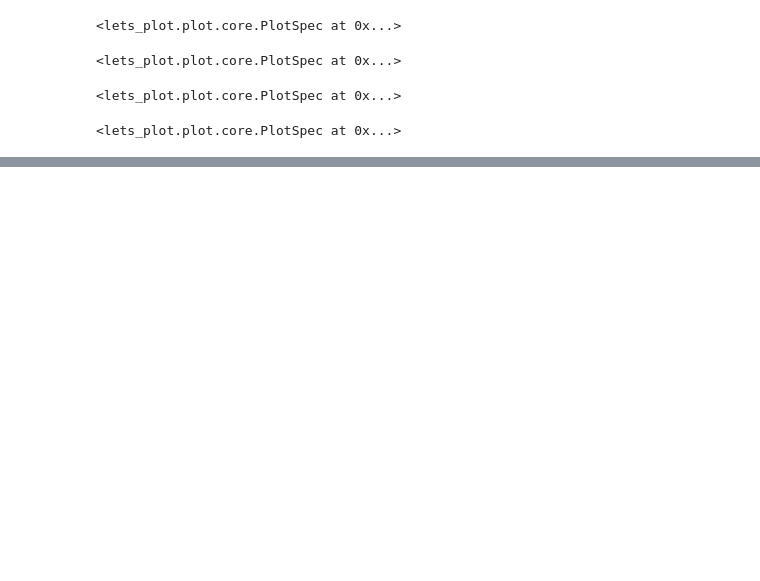
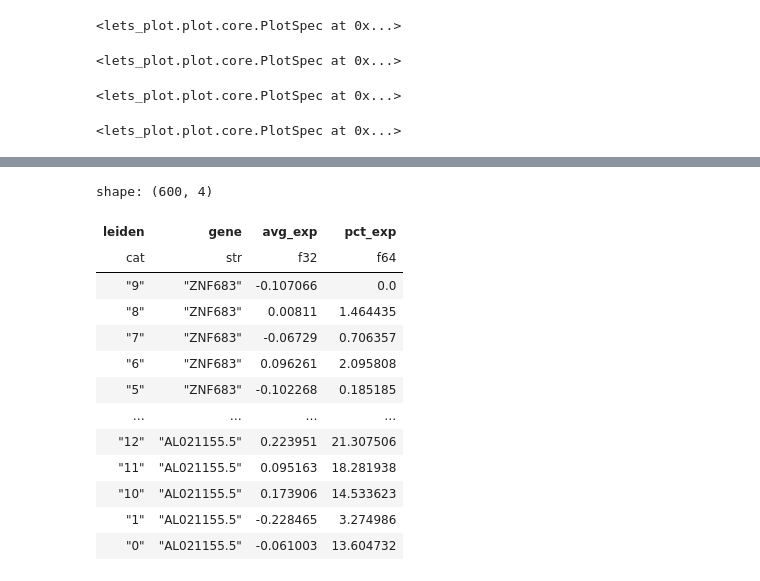
Before and after one commit to datavil/cellestial, a Jupyter notebook: notebooks/features/dotplot4.ipynb, the cells around one changed output, grey strips where cells are left out. Drawn from its saved outputs; the diff is of its cells as text; code cells hidden in the pictures; blank space fills up the shorter version.

```diff
--- a/notebooks/features/dotplot4.ipynb
+++ b/notebooks/features/dotplot4.ipynb
@@ -259,0 +359,18 @@ p.show()
+# %%
+f = cl.retrieve(dp)
+f
+# %% [output]
+shape: (600, 4)
+| leiden | gene | avg_exp | pct_exp |
+| cat | str | f32 | f64 |
+| "9" | "ZNF683" | -0.107066 | 0.0 |
+| "8" | "ZNF683" | 0.00811 | 1.464435 |
+| "7" | "ZNF683" | -0.06729 | 0.706357 |
+| "6" | "ZNF683" | 0.096261 | 2.095808 |
+| "5" | "ZNF683" | -0.102268 | 0.185185 |
+| … | … | … | … |
+| "12" | "AL021155.5" | 0.223951 | 21.307506 |
+| "11" | "AL021155.5" | 0.095163 | 18.281938 |
+| "10" | "AL021155.5" | 0.173906 | 14.533623 |
+| "1" | "AL021155.5" | -0.228465 | 3.274986 |
+| "0" | "AL021155.5" | -0.061003 | 13.604732 |
```
Also changed, not shown: parts of 20 cells of this notebook, 1 other file.
